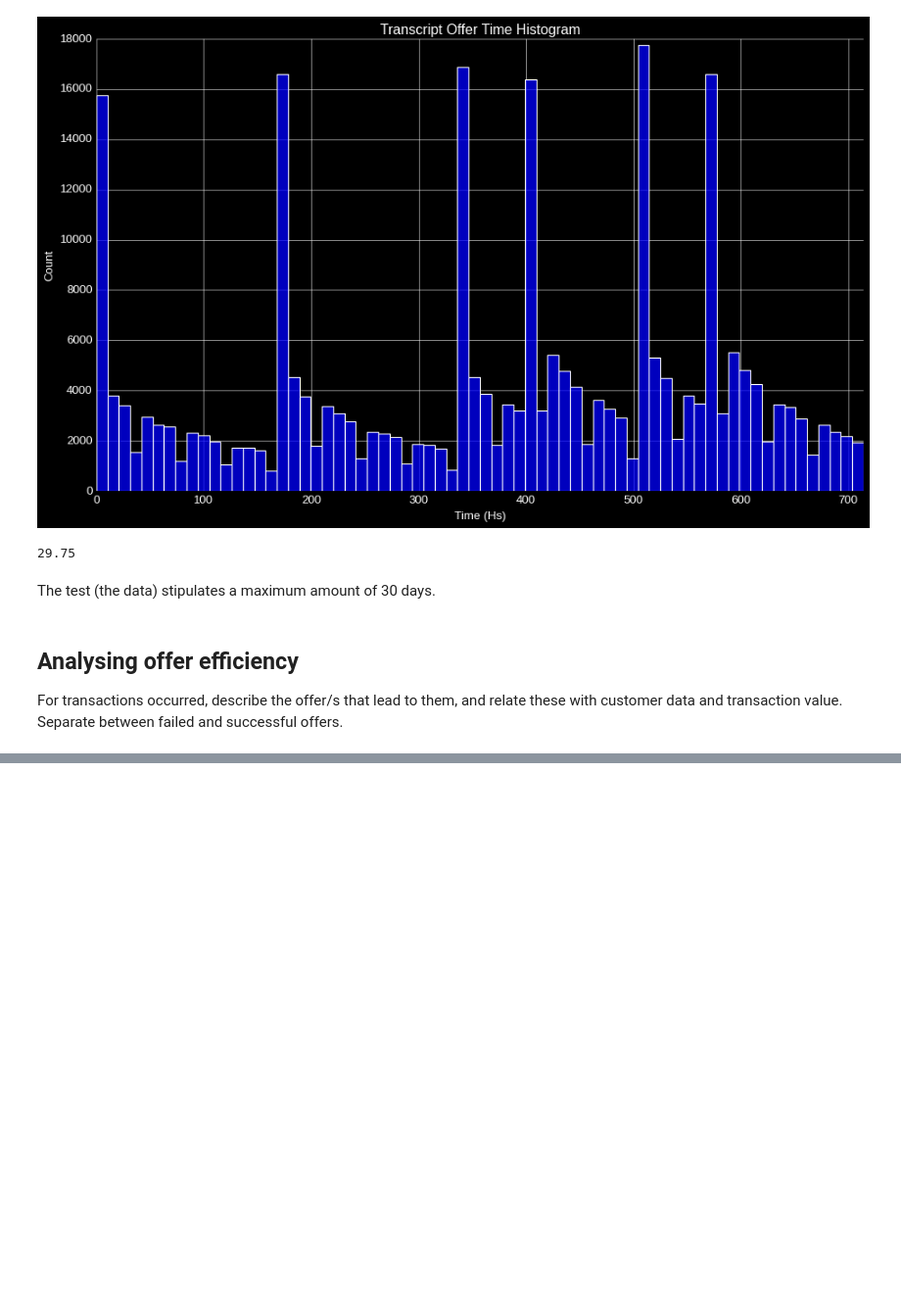
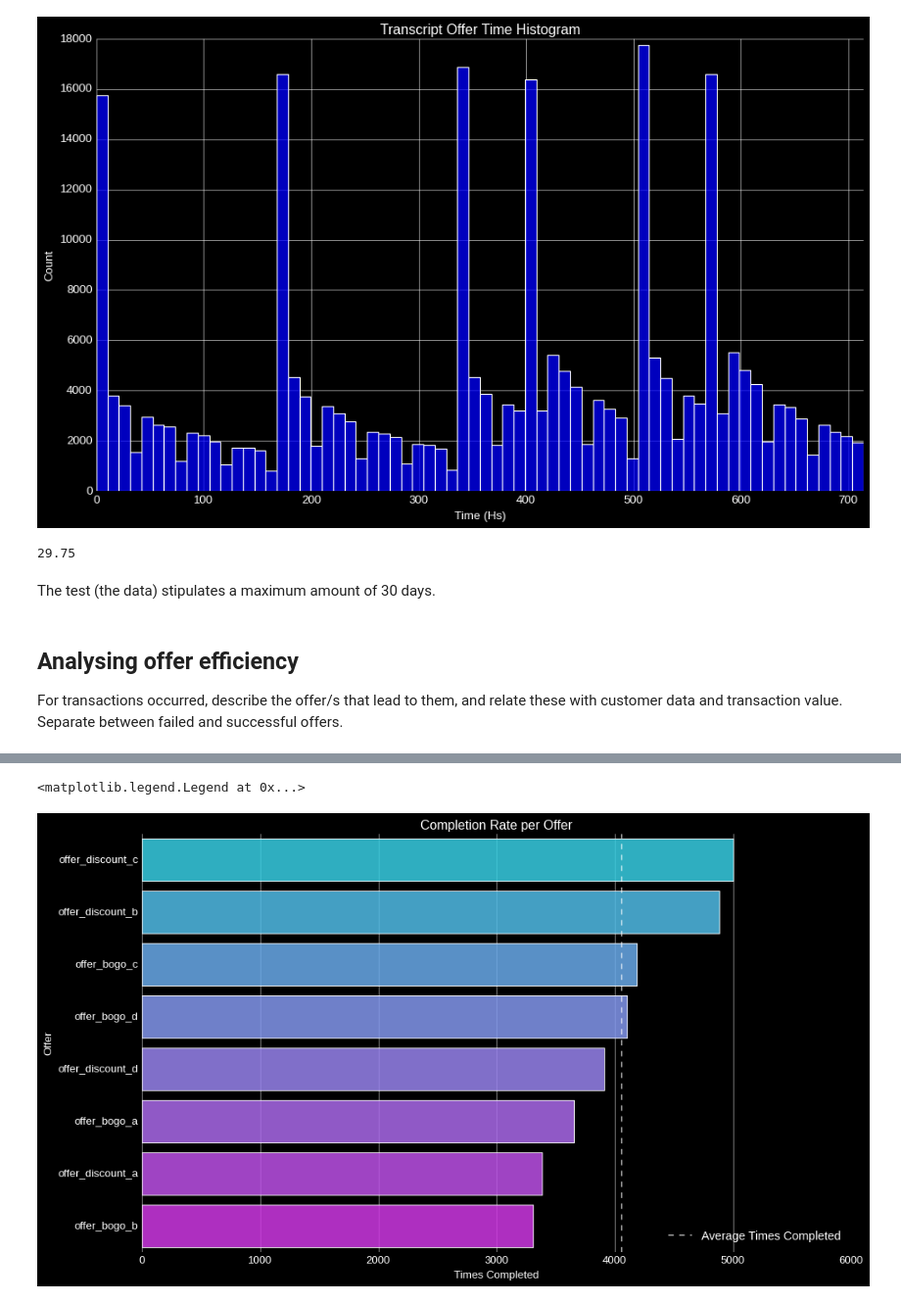
Before and after one commit to ivanachillee/starbucks-marketing, a Jupyter notebook: notebooks/starbucks-marketing-cleaning-eda-and-modelling.ipynb, the cells around one changed output, grey strips where cells are left out. Shown at 98% size. Cells and saved outputs as stored; diff of their text form; code cells hidden in the pictures; blank space fills up the shorter version.

```diff
--- a/notebooks/starbucks-marketing-cleaning-eda-and-modelling.ipynb
+++ b/notebooks/starbucks-marketing-cleaning-eda-and-modelling.ipynb
@@ -1000,0 +1185,2 @@ TypeError: first argument must be an iterable of pandas objects, you passed an o
+# %%
+portfolio.rename(columns={"id": "offer_id"},inplace=True)
@@ -1000,0 +1224,4 @@ TypeError: first argument must be an iterable of pandas objects, you passed an o
+# %%
+profile.rename(columns={"id": "person"}, inplace=True)
+# %%
+transcript_profile = transcript.merge(profile)
@@ -1000,0 +1244,2 @@ TypeError: first argument must be an iterable of pandas objects, you passed an o
+# %%
+compcount = transcript_profile[transcript_profile.event=="offer completed"].groupby("value")["index"].count().reset_index().rename(columns={"value": "offer_id","index":"count_completed"})
@@ -1000,0 +1274,12 @@ TypeError: first argument must be an iterable of pandas objects, you passed an o
+# %%
+plot_init()
+plt.title("Completion Rate per Offer")
+sns.barplot(y="offer_name",x="count_completed",data=portfolio.merge(compcount).sort_values("count_completed", ascending=False), palette="cool",
+           alpha=.85)
+plt.ylabel("Offer")
+plt.xlabel("Times Completed")
+plt.axvline(np.mean(portfolio.merge(compcount).sort_values("count_completed", ascending=False)["count_completed"]), linestyle="--", label="Average Times Completed")
+plt.legend(loc=4, fontsize=13)
+# %% [output]
+<matplotlib.legend.Legend at 0x...>
+[figure, added]
```
Also changed, not shown: parts of 101 cells of this notebook, 2 other files.
